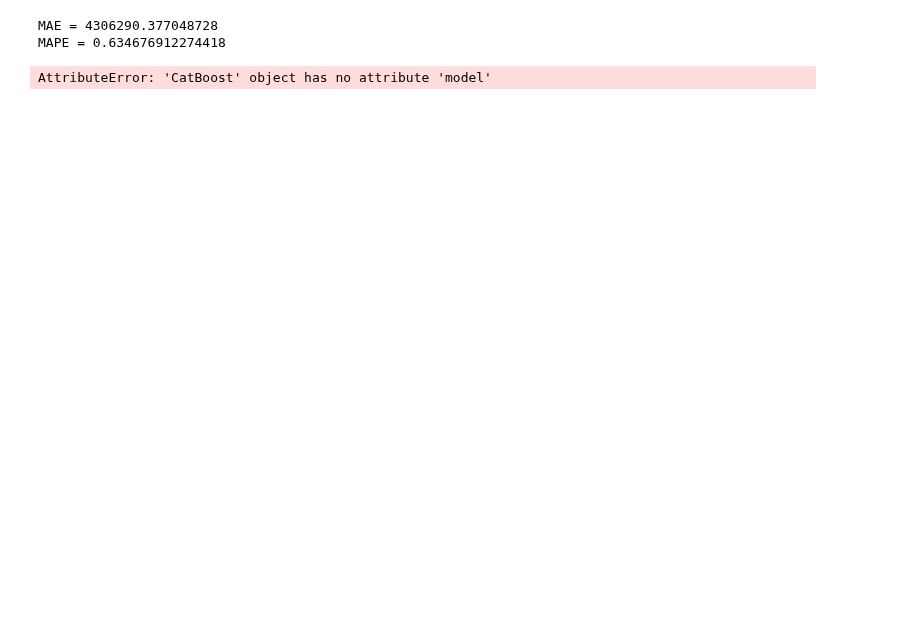
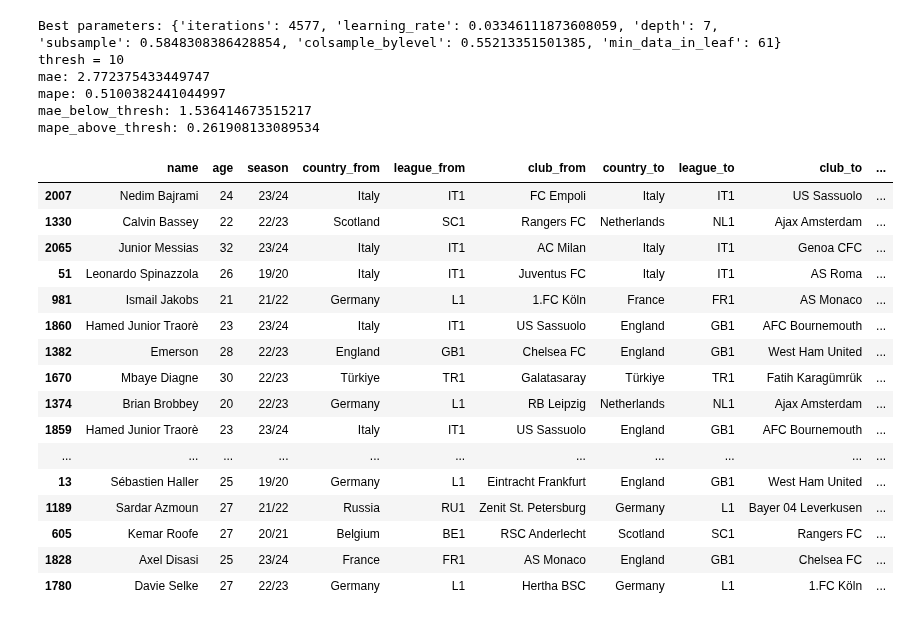
Before and after one commit to timurkambachekov/transfer-effectiveness-prediction, a Jupyter notebook: ml/catboost.ipynb, the cells around one changed output. Saved outputs shown, nothing was run; the diff lists cells and outputs as text; code cells hidden in the pictures; blank space fills up the shorter version.

```diff
--- a/ml/catboost.ipynb
+++ b/ml/catboost.ipynb
@@ -8,28 +9,41 @@ td.encode_last_positions()
 td.encode()
 td.drop()
 # %%
-m = CatBoost(
-    target = 'marketval_0',
-    features = ['age', 'season', 'window', 'loan', 'club_from_elo', 'club_to_elo', 'league_from_elo', 'league_to_elo'] + \
-               td.data.columns[td.data.columns.str.contains('pos')].tolist() + \
-               td.data.columns[td.data.columns.str.contains('_-')].tolist(),
-    data = td.data
-)
+m = CatBoost(td.data, [])
 m.train_test_split()
 m.scale()
 m.tune_hp()
 m.train()
 m.inverse_scale()
-m.mae()
-m.mape()
+m.score(thresh=10)
 m.plot_predictions()
 # %% [output]
-MAE = 4306290.377048728
-MAPE = 0.634676912274418
+Best parameters: {'iterations': 4577, 'learning_rate': 0.03346111873608059, 'depth': 7, 'subsample': 0.5848308386428854, 'colsample_bylevel': 0.55213351501385, 'min_data_in_leaf': 61}
+thresh = 10
+mae: 2.772375433449747
+mape: 0.5100382441044997
+mae_below_thresh: 1.536414673515217
+mape_above_thresh: 0.261908133089534
-# %%
-m.feature_importance()
-# %% [output]
-AttributeError: 'CatBoost' object has no attribute 'model'
+# %%
+m.top_n_predictions(n=20, criteria='error_pct')
+# %% [output]
+|  | name | age | season | country_from | league_from | club_from | country_to | league_to | club_to | ... |
+| 2007 | Nedim Bajrami | 24 | 23/24 | Italy | IT1 | FC Empoli | Italy | IT1 | US Sassuolo | ... |
+| 1330 | Calvin Bassey | 22 | 22/23 | Scotland | SC1 | Rangers FC | Netherlands | NL1 | Ajax Amsterdam | ... |
+| 2065 | Junior Messias | 32 | 23/24 | Italy | IT1 | AC Milan | Italy | IT1 | Genoa CFC | ... |
+| 51 | Leonardo Spinazzola | 26 | 19/20 | Italy | IT1 | Juventus FC | Italy | IT1 | AS Roma | ... |
+| 981 | Ismail Jakobs | 21 | 21/22 | Germany | L1 | 1.FC Köln | France | FR1 | AS Monaco | ... |
+| 1860 | Hamed Junior Traorè | 23 | 23/24 | Italy | IT1 | US Sassuolo | England | GB1 | AFC Bournemouth | ... |
+| 1382 | Emerson | 28 | 22/23 | England | GB1 | Chelsea FC | England | GB1 | West Ham United | ... |
+| 1670 | Mbaye Diagne | 30 | 22/23 | Türkiye | TR1 | Galatasaray | Türkiye | TR1 | Fatih Karagümrük | ... |
+| 1374 | Brian Brobbey | 20 | 22/23 | Germany | L1 | RB Leipzig | Netherlands | NL1 | Ajax Amsterdam | ... |
+| 1859 | Hamed Junior Traorè | 23 | 23/24 | Italy | IT1 | US Sassuolo | England | GB1 | AFC Bournemouth | ... |
+| ... | ... | ... | ... | ... | ... | ... | ... | ... | ... | ... |
+| 13 | Sébastien Haller | 25 | 19/20 | Germany | L1 | Eintracht Frankfurt | England | GB1 | West Ham United | ... |
+| 1189 | Sardar Azmoun | 27 | 21/22 | Russia | RU1 | Zenit St. Petersburg | Germany | L1 | Bayer 04 Leverkusen | ... |
+| 605 | Kemar Roofe | 27 | 20/21 | Belgium | BE1 | RSC Anderlecht | Scotland | SC1 | Rangers FC | ... |
+| 1828 | Axel Disasi | 25 | 23/24 | France | FR1 | AS Monaco | England | GB1 | Chelsea FC | ... |
+| 1780 | Davie Selke | 27 | 22/23 | Germany | L1 | Hertha BSC | Germany | L1 | 1.FC Köln | ... |
 # %%
 m.top_n_predictions(20)
 # %% [output]
```
Also changed, not shown: parts of 9 cells of this notebook, 53 other files.
